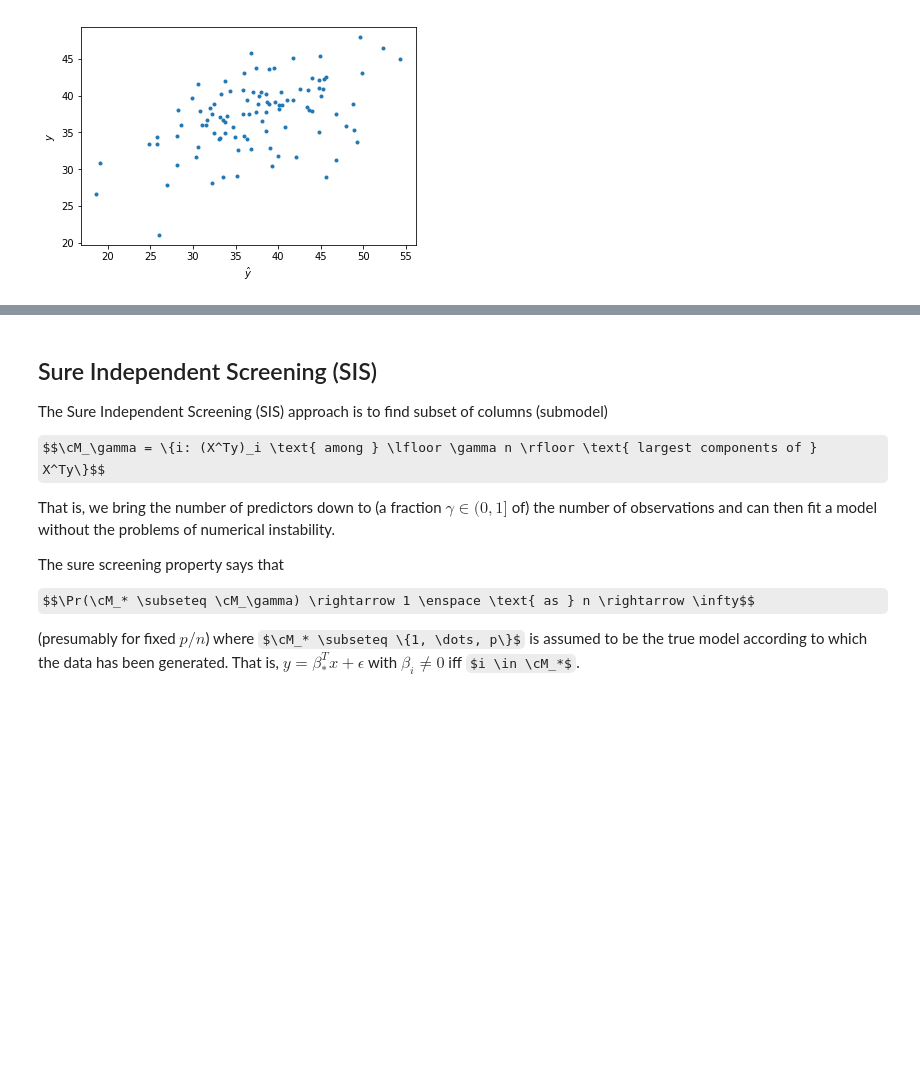
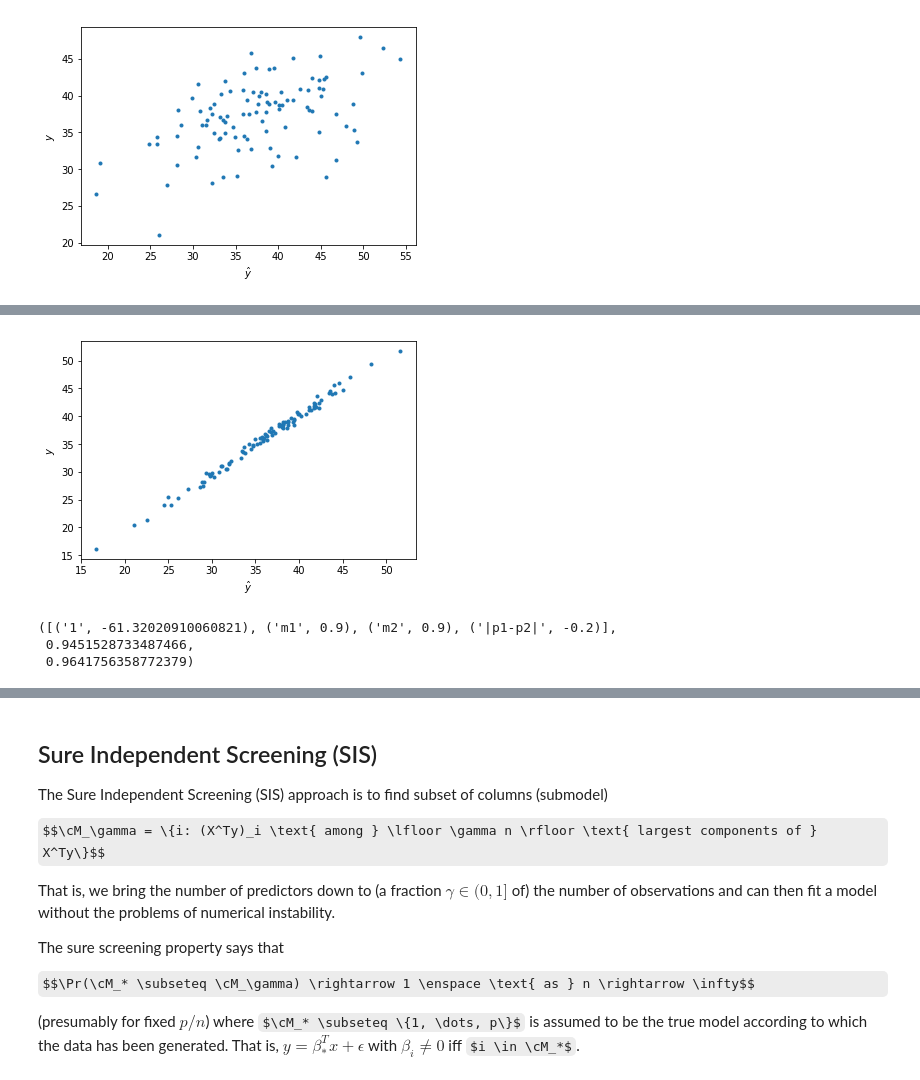
Before and after one commit to marioboley/learning_with_many_features, a Jupyter notebook: corr_learning.ipynb, the cells around one changed output, grey strips where cells are left out. Saved outputs shown, nothing was run; the diff lists cells and outputs as text; code cells hidden in the pictures; some formulas as TeX source; blank space fills up the shorter version.

```diff
--- a/corr_learning.ipynb
+++ b/corr_learning.ipynb
@@ -228,0 +265,16 @@ plt.show()
+# %%
+plt.scatter(lars.predict(X_test), y_test, marker='.')
+plt.xlabel(r'$\hat{y}$')
+plt.ylabel('$y$')
+plt.show()
+# %% [output]
+[figure, added]
+# %%
+lars = Lars(n_nonzero_coefs=3, fit_intercept=True, normalize=False)
+lars.fit(X,y)
+
+[('1', lars.intercept_)]+[(f, w) for (f,w) in zip(X, np.around(lars.coef_, 1)) if w != 0], lars.score(X, y), lars.score(X_test, y_test)
+# %% [output]
+([('1', -61.32020910060821), ('m1', 0.9), ('m2', 0.9), ('|p1-p2|', -0.2)],
+ 0.9451528733487466,
+ 0.9641756358772379)
```
Also changed, not shown: parts of 16 cells of this notebook.
